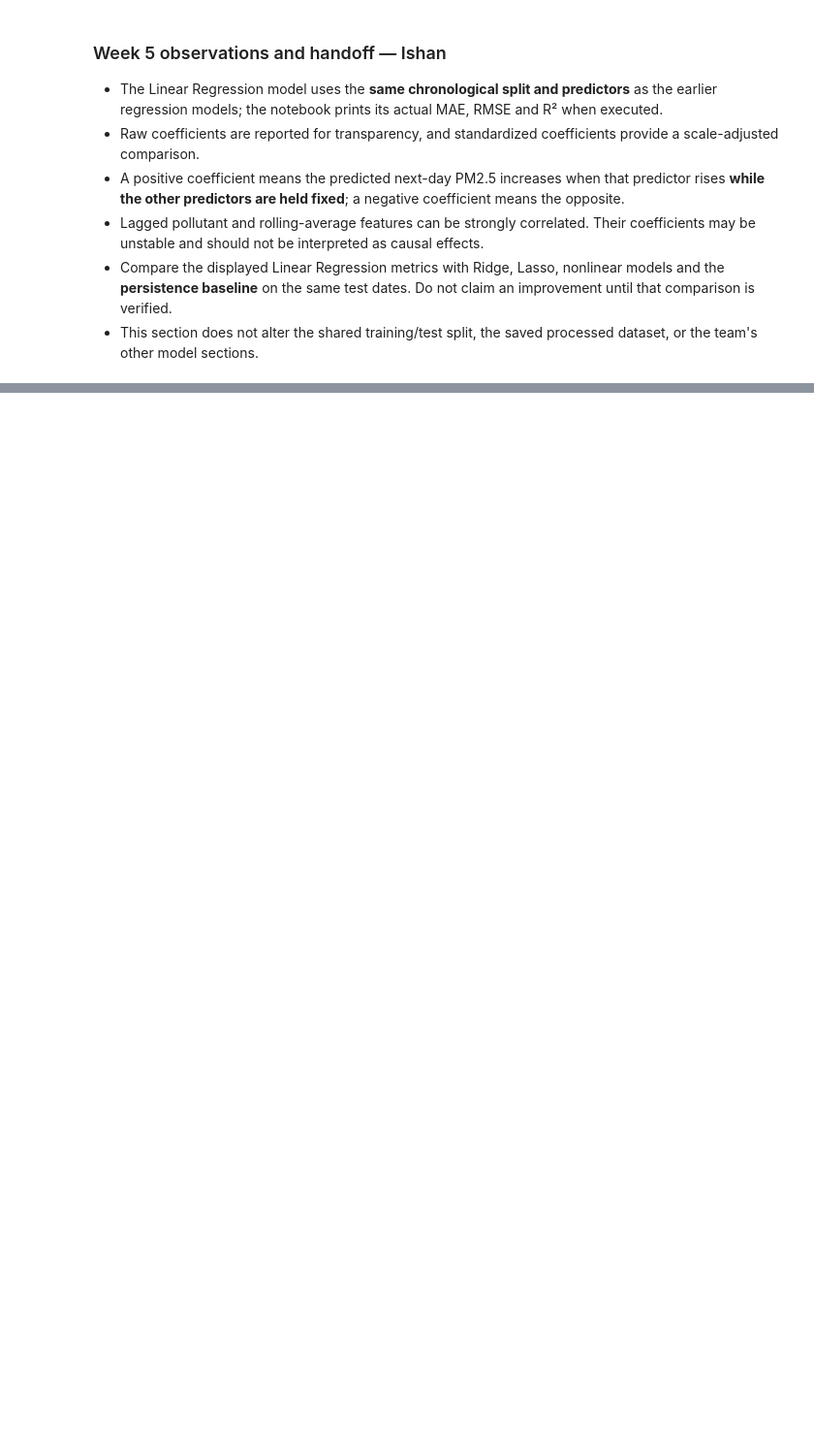
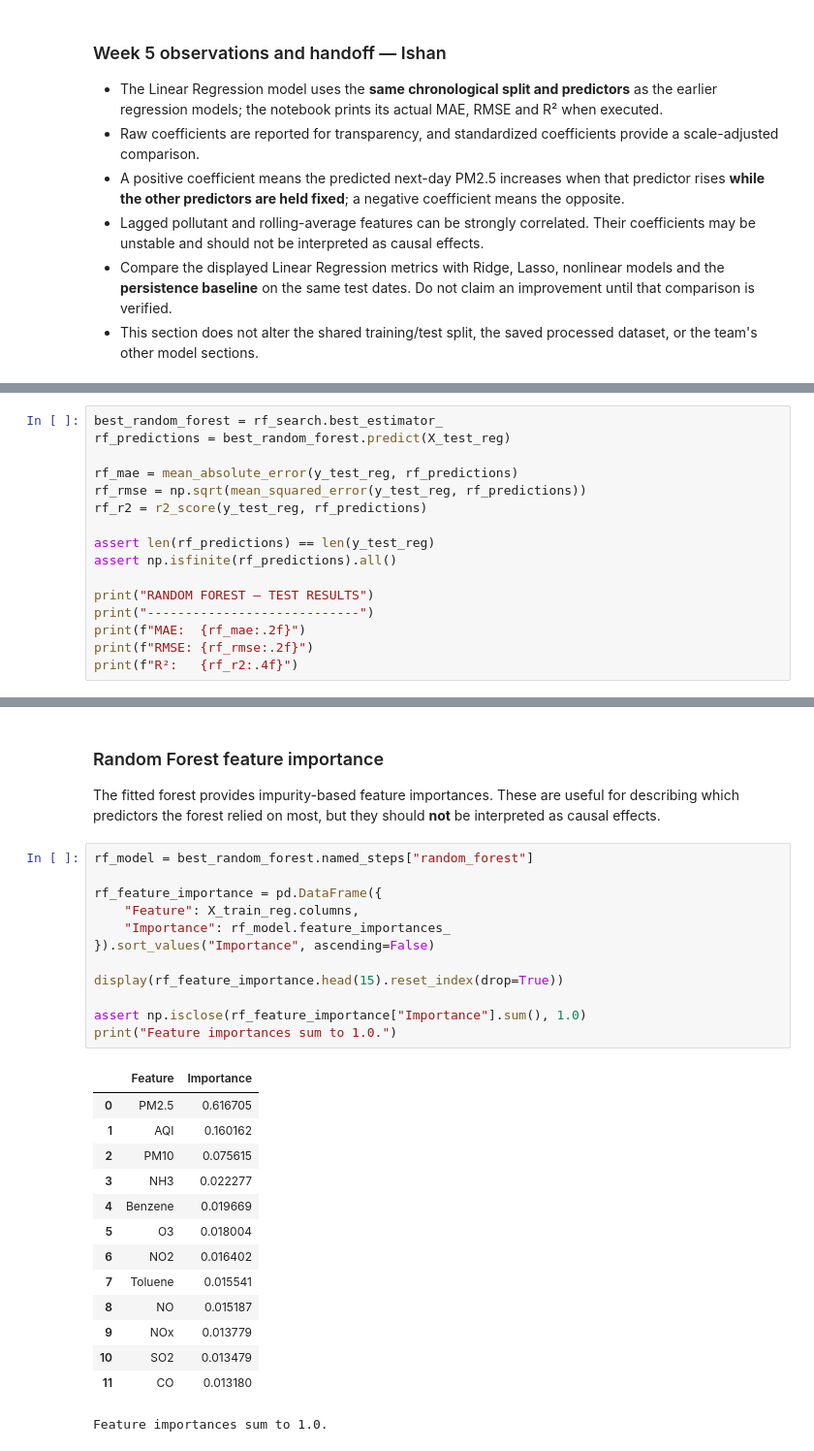
Before and after one commit to ajain347/NextDay-Air-quality-index_predictor, a Jupyter notebook: notebooks/03-models.ipynb, the cells around one changed output, grey strips where cells are left out. Shown at 97% size. Drawn from its saved outputs; the diff is of its cells as text; blank space fills up the shorter version.

Commit message:
Add Random Forest regressor with training-only tuning

```diff
--- a/notebooks/03-models.ipynb
+++ b/notebooks/03-models.ipynb
@@ -874,0 +1162,16 @@ plt.show()
+# %%
+best_random_forest = rf_search.best_estimator_
+rf_predictions = best_random_forest.predict(X_test_reg)
+
+rf_mae = mean_absolute_error(y_test_reg, rf_predictions)
+rf_rmse = np.sqrt(mean_squared_error(y_test_reg, rf_predictions))
+rf_r2 = r2_score(y_test_reg, rf_predictions)
+
+assert len(rf_predictions) == len(y_test_reg)
+assert np.isfinite(rf_predictions).all()
+
+print("RANDOM FOREST — TEST RESULTS")
+print("----------------------------")
+print(f"MAE:  {rf_mae:.2f}")
+print(f"RMSE: {rf_rmse:.2f}")
+print(f"R²:   {rf_r2:.4f}")
@@ -874,0 +1228,31 @@ plt.show()
+# %% [markdown]
+### Random Forest feature importance
+
+The fitted forest provides impurity-based feature importances. These are useful for describing which predictors the forest relied on most, but they should **not** be interpreted as causal effects.
+# %%
+rf_model = best_random_forest.named_steps["random_forest"]
+
+rf_feature_importance = pd.DataFrame({
+    "Feature": X_train_reg.columns,
+    "Importance": rf_model.feature_importances_
+}).sort_values("Importance", ascending=False)
+
+display(rf_feature_importance.head(15).reset_index(drop=True))
+
+assert np.isclose(rf_feature_importance["Importance"].sum(), 1.0)
+print("Feature importances sum to 1.0.")
+# %% [output]
+|  | Feature | Importance |
+| 0 | PM2.5 | 0.616705 |
+| 1 | AQI | 0.160162 |
+| 2 | PM10 | 0.075615 |
+| 3 | NH3 | 0.022277 |
+| 4 | Benzene | 0.019669 |
+| 5 | O3 | 0.018004 |
+| 6 | NO2 | 0.016402 |
+| 7 | Toluene | 0.015541 |
+| 8 | NO | 0.015187 |
+| 9 | NOx | 0.013779 |
+| 10 | SO2 | 0.013479 |
+| 11 | CO | 0.013180 |
+Feature importances sum to 1.0.
```
Also changed, not shown: parts of 35 cells of this notebook.
